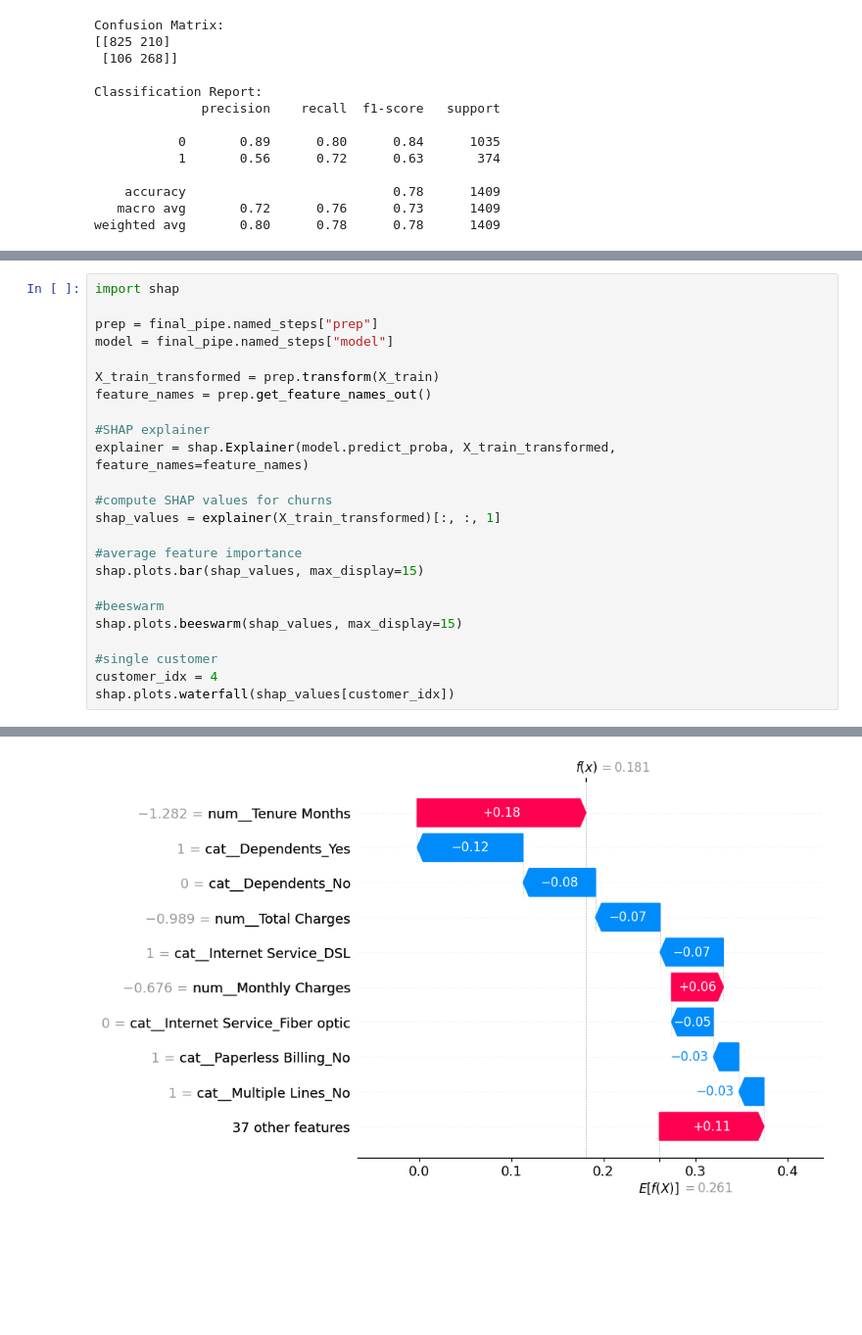
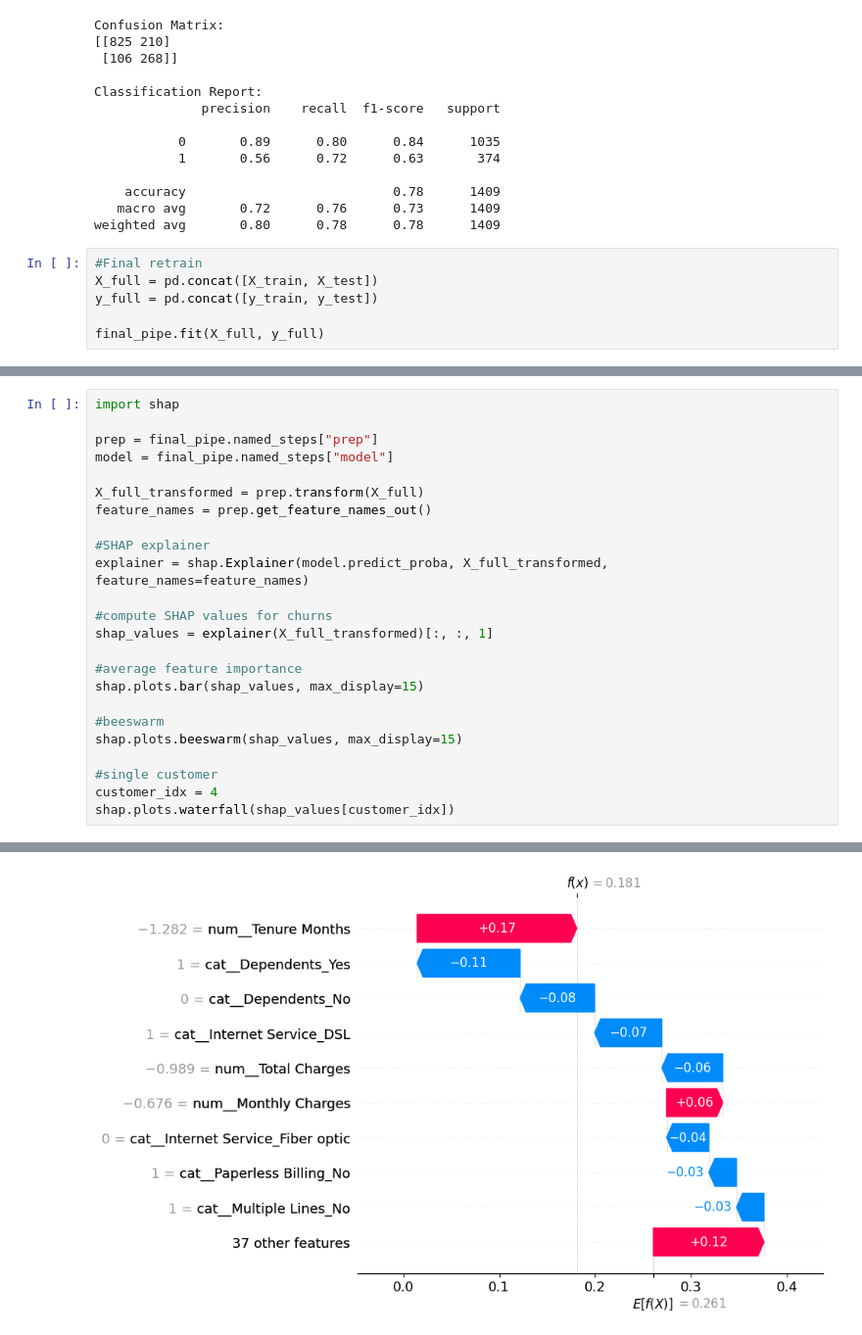
Before and after one commit to EvanW22/telco-churn-retention, a Jupyter notebook: notebooks/churn_analysis.ipynb, the cells around one changed output, grey strips where cells are left out. Shown at 98% size. Cells and saved outputs as stored; diff of their text form; blank space fills up the shorter version.

Commit message:
retrained model and completed retention simulation

```diff
--- a/notebooks/churn_analysis.ipynb
+++ b/notebooks/churn_analysis.ipynb
@@ -239,3 +239,9 @@ Classification Report:
     accuracy                           0.78      1409
    macro avg       0.72      0.76      0.73      1409
 weighted avg       0.80      0.78      0.78      1409
+# %%
+#Final retrain
+X_full = pd.concat([X_train, X_test])
+y_full = pd.concat([y_train, y_test])
+
+final_pipe.fit(X_full, y_full)
@@ -245,14 +265,14 @@ import shap
 prep = final_pipe.named_steps["prep"]
 model = final_pipe.named_steps["model"]
 
-X_train_transformed = prep.transform(X_train)
+X_full_transformed = prep.transform(X_full)
 feature_names = prep.get_feature_names_out()
 
 #SHAP explainer
-explainer = shap.Explainer(model.predict_proba, X_train_transformed, feature_names=feature_names)
+explainer = shap.Explainer(model.predict_proba, X_full_transformed, feature_names=feature_names)
 
 #compute SHAP values for churns
-shap_values = explainer(X_train_transformed)[:, :, 1]
+shap_values = explainer(X_full_transformed)[:, :, 1]
 
 #average feature importance
 shap.plots.bar(shap_values, max_display=15)
@@ -269 +289 @@ shap.plots.waterfall(shap_values[customer_idx])
-[figure, old version]
+[figure, new version]
```
Also changed, not shown: parts of 3 cells of this notebook.
